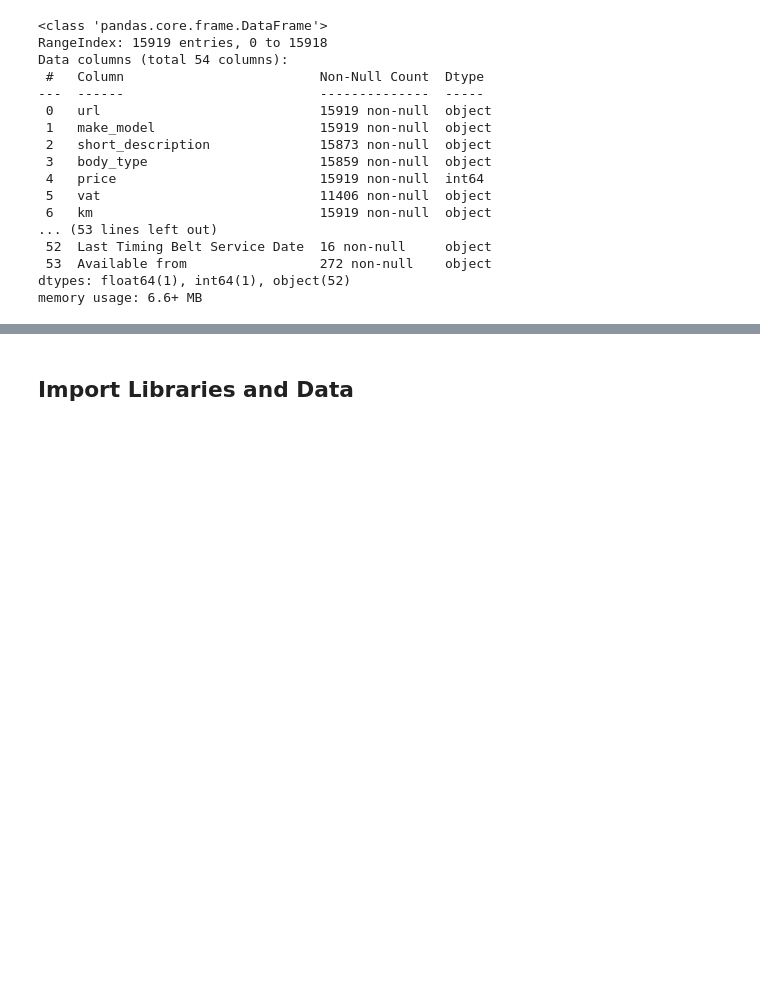
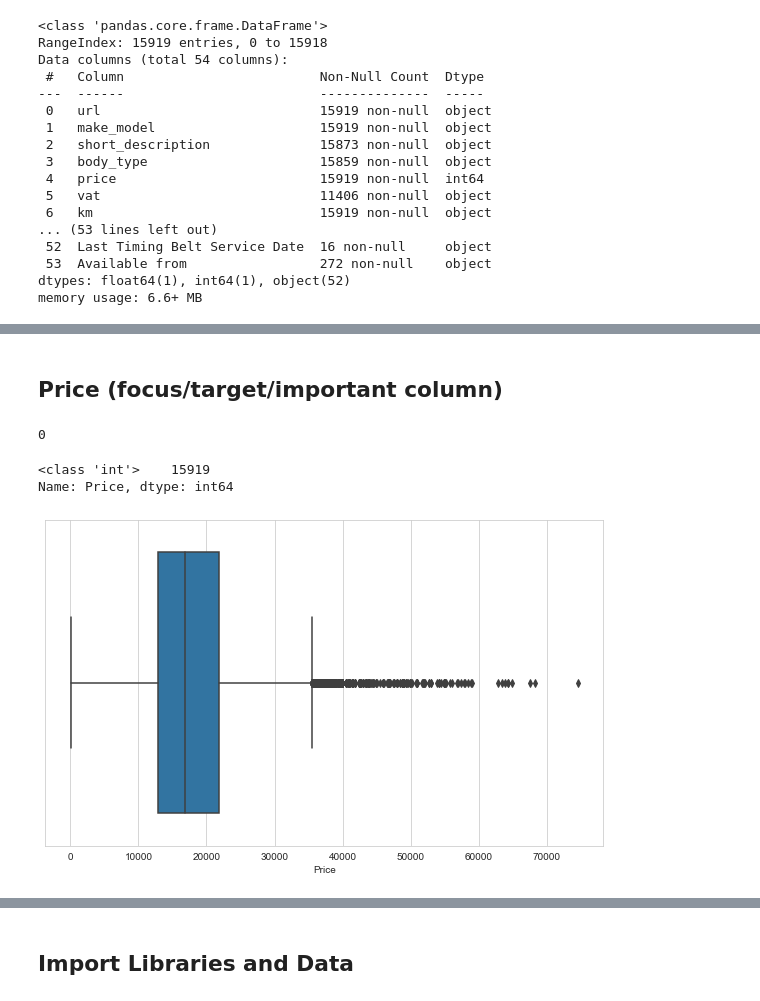
Before and after one commit to mdurular/Data-Analysis, a Jupyter notebook: 7. Projects/Capstone Project (AutoScout Data Analysis Project)/EDA_scout_car_phase_1(Data_Cleaning).ipynb, the cells around one changed output, grey strips where cells are left out. Drawn from its saved outputs; the diff is of its cells as text; code cells hidden in the pictures; blank space fills up the shorter version.

```diff
--- a/7. Projects/Capstone Project (AutoScout Data Analysis Project)/EDA_scout_car_phase_1(Data_Cleaning).ipynb
+++ b/7. Projects/Capstone Project (AutoScout Data Analysis Project)/EDA_scout_car_phase_1(Data_Cleaning).ipynb
@@ -110,0 +307,2 @@ memory usage: 6.6+ MB
+# %%
+df.drop("Short_Description", axis = 1, inplace = True)  # this column doesn't seem appropriate for our model. so let drop it
@@ -110,0 +331,2 @@ memory usage: 6.6+ MB
+# %%
+df.drop("Description", axis = 1, inplace = True)  # just drop this column
@@ -110,0 +372,2 @@ memory usage: 6.6+ MB
+# %%
+df.Body = df.Body.str[1]
@@ -110,0 +388,4 @@ memory usage: 6.6+ MB
+# %%
+df.drop("Body", axis=1, inplace=True) # just drop it
+# %% [markdown]
+## Price (focus/target/important column)
@@ -110,0 +394,14 @@ memory usage: 6.6+ MB
+# %%
+df.Price.isnull().sum()  # we look for null values
+# %% [output]
+0
+# %%
+df.Price.map(type).value_counts() # type is int. it's good
+# %% [output]
+<class 'int'>    15919
+Name: Price, dtype: int64
+# %%
+sns.boxplot(df.Price) # Are there any outlier price  in our prices? Just check it
+plt.show()
+# %% [output]
+[figure, added]
```
Also changed, not shown: parts of 171 cells of this notebook.
